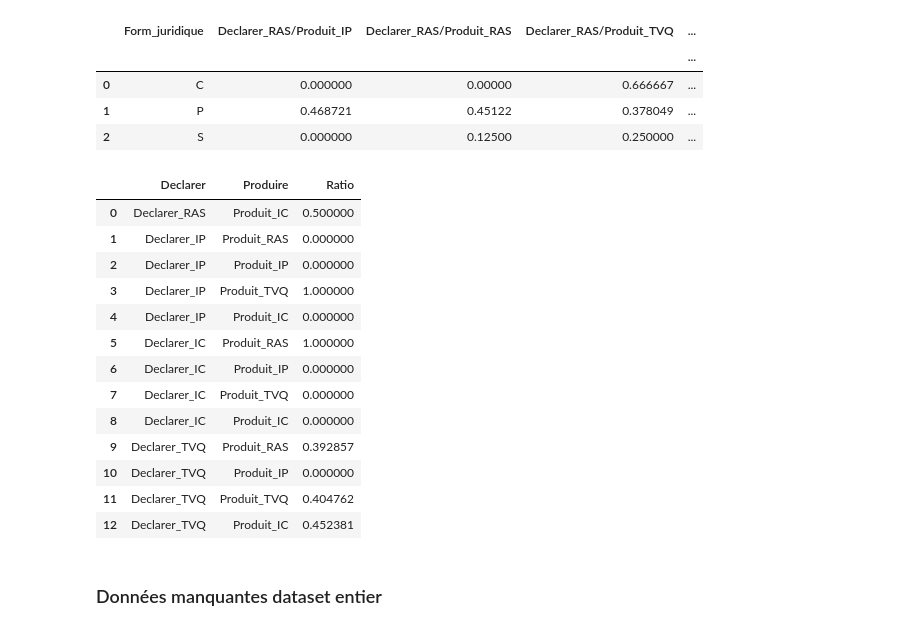
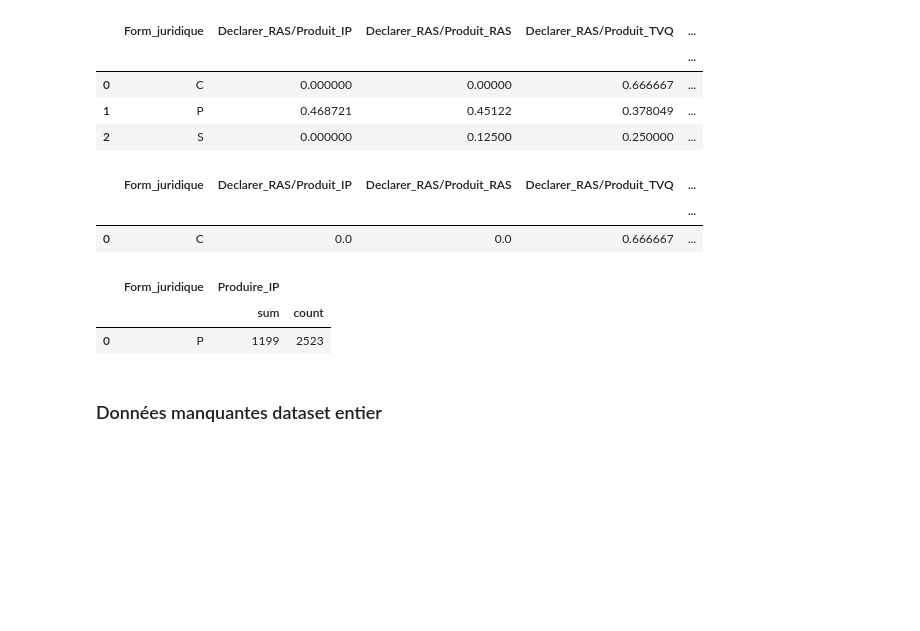
Before and after one commit to alimhammedialaoui/INF8808, a Jupyter notebook: src/yassine.ipynb, the cells around one changed output. Saved outputs shown, nothing was run; the diff lists cells and outputs as text; code cells hidden in the pictures; blank space fills up the shorter version.

Commit message:
Fixed bubble chart empty data

```diff
--- a/src/yassine.ipynb
+++ b/src/yassine.ipynb
@@ -362,28 +353,23 @@ ts2
 # %%
 def filter_bubble_data(df,year,trans,form,region):
     ts = buble_processing(df,year,region,trans)
     filtered_df = ts[(ts['Form_juridique'] == form)]
-    data = list(map(lambda x : (x[0].split("/")[0],x[0].split("/")[1],filtered_df [x].values[0]),list(filtered_df.columns)[4:]))
+    data = list(map(lambda x : (x[0].split("/")[0],x[0].split("/")[1],filtered_df [x].values[0]),list(filtered_df.columns)[1:]))
     dataframe = pd.DataFrame(data,columns=["Declarer","Produire","Ratio"])
     return dataframe
 
-other = filter_bubble_data(data_whole,"Tout","Tout","P","Tout")
+other = filter_bubble_data(data_whole,"Tout","Tout","C","Tout")
 other
 # %% [output]
-|  | Declarer | Produire | Ratio |
-| 0 | Declarer_RAS | Produit_IC | 0.500000 |
-| 1 | Declarer_IP | Produit_RAS | 0.000000 |
-| 2 | Declarer_IP | Produit_IP | 0.000000 |
-| 3 | Declarer_IP | Produit_TVQ | 1.000000 |
-| 4 | Declarer_IP | Produit_IC | 0.000000 |
-| 5 | Declarer_IC | Produit_RAS | 1.000000 |
-| 6 | Declarer_IC | Produit_IP | 0.000000 |
-| 7 | Declarer_IC | Produit_TVQ | 0.000000 |
-| 8 | Declarer_IC | Produit_IC | 0.000000 |
-| 9 | Declarer_TVQ | Produit_RAS | 0.392857 |
-| 10 | Declarer_TVQ | Produit_IP | 0.000000 |
-| 11 | Declarer_TVQ | Produit_TVQ | 0.404762 |
-| 12 | Declarer_TVQ | Produit_IC | 0.452381 |
+|  | Form_juridique | Declarer_RAS/Produit_IP | Declarer_RAS/Produit_RAS | Declarer_RAS/Produit_TVQ | ... |
+|  |  |  |  |  | ... |
+| 0 | C | 0.0 | 0.0 | 0.666667 | ... |
+# %%
+data_whole[ data_whole["Declarer_IP"] == 1].groupby(['Form_juridique']).agg({"Produire_IP": ["sum", "count"]}).reset_index()
+# %% [output]
+|  | Form_juridique | Produire_IP |  |
+|  |  | sum | count |
+| 0 | P | 1199 | 2523 |
 # %% [markdown]
 ### Données manquantes dataset entier
 # %%
```
Also changed, not shown: parts of 1 cell of this notebook, 1 other file.
